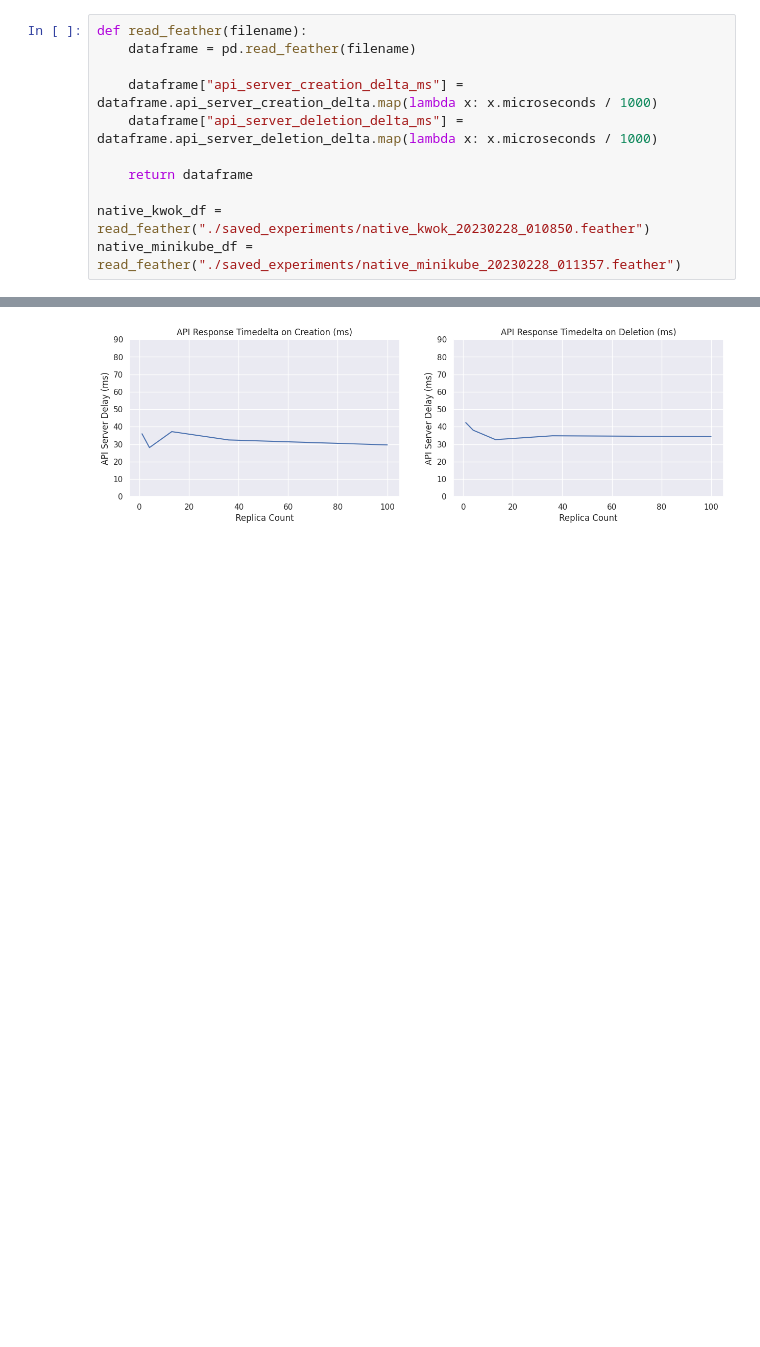
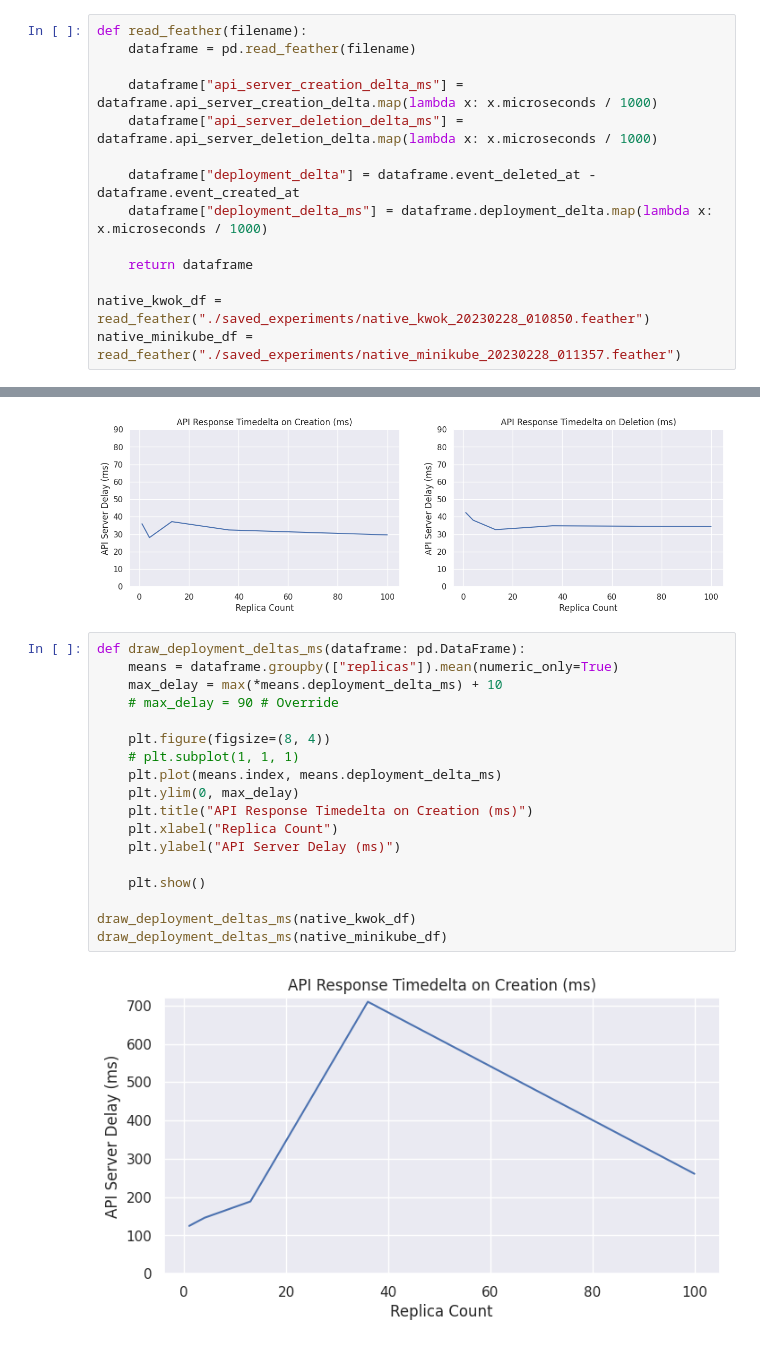
Before and after one commit to ubombar/kubernetes-federation-experiments, a Jupyter notebook: analysis.ipynb, the cells around one changed output, grey strips where cells are left out. Cells and saved outputs as stored; diff of their text form; blank space fills up the shorter version.

Commit message:
Add deployment delta to analysis notebook

```diff
--- a/analysis.ipynb
+++ b/analysis.ipynb
@@ -14,6 +27,9 @@ def read_feather(filename):
     dataframe["api_server_creation_delta_ms"] = dataframe.api_server_creation_delta.map(lambda x: x.microseconds / 1000)
     dataframe["api_server_deletion_delta_ms"] = dataframe.api_server_deletion_delta.map(lambda x: x.microseconds / 1000)
 
+    dataframe["deployment_delta"] = dataframe.event_deleted_at - dataframe.event_created_at
+    dataframe["deployment_delta_ms"] = dataframe.deployment_delta.map(lambda x: x.microseconds / 1000)
+
     return dataframe
 
 native_kwok_df = read_feather("./saved_experiments/native_kwok_20230228_010850.feather")
@@ -50,3 +66,23 @@ draw_api_deltas_ms(native_minikube_df)
 # %% [output]
 [figure]
 [figure]
+# %%
+def draw_deployment_deltas_ms(dataframe: pd.DataFrame):
+    means = dataframe.groupby(["replicas"]).mean(numeric_only=True)
+    max_delay = max(*means.deployment_delta_ms) + 10
+    # max_delay = 90 # Override
+
+    plt.figure(figsize=(8, 4))
+    # plt.subplot(1, 1, 1)
+    plt.plot(means.index, means.deployment_delta_ms)
+    plt.ylim(0, max_delay)
+    plt.title("API Response Timedelta on Creation (ms)")
+    plt.xlabel("Replica Count")
+    plt.ylabel("API Server Delay (ms)")
+
+    plt.show()
+
+draw_deployment_deltas_ms(native_kwok_df)
+draw_deployment_deltas_ms(native_minikube_df)
+# %% [output]
+[figure, added]
```
Also changed, not shown: parts of 2 cells of this notebook.
